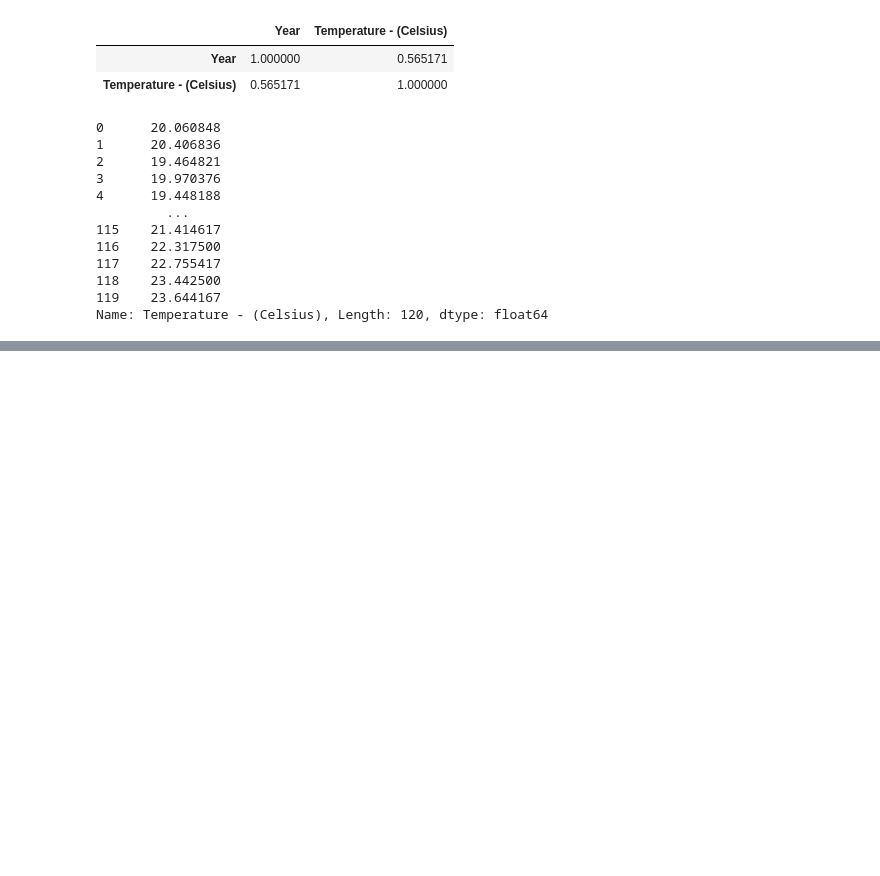
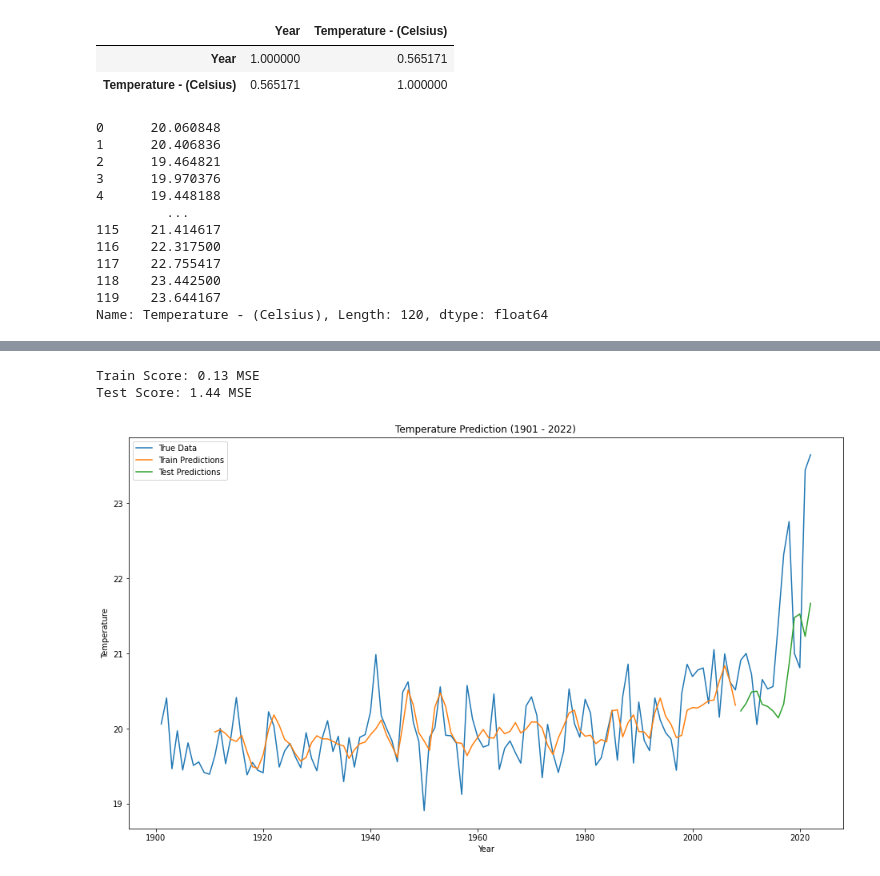
Before and after one commit to FaizanFaisal25/sproj2, a Jupyter notebook: analysis.ipynb, the cells around one changed output, grey strips where cells are left out. Saved outputs shown, nothing was run; the diff lists cells and outputs as text; code cells hidden in the pictures; blank space fills up the shorter version.

```diff
--- a/analysis.ipynb
+++ b/analysis.ipynb
@@ -99,0 +137,12 @@ plt.show()
+# %%
+look_back = 10
+X, Y = create_dataset(normalized_data, look_back)
+
+# Reshape input to be [samples, time steps, features]
+X = np.reshape(X, (X.shape[0], X.shape[1], 1))
+
+# Split data into train and test sets
+train_size = int(len(X) * 0.88)
+test_size = len(X) - train_size
+X_train, X_test = X[0:train_size], X[train_size:]
+Y_train, Y_test = Y[0:train_size], Y[train_size:]
@@ -99,0 +181,10 @@ plt.show()
+# %%
+# Make predictions
+train_predict = model.predict(X_train)
+test_predict = model.predict(X_test)
+
+# Invert predictions (de normalization)
+train_predict = scaler.inverse_transform(train_predict)
+Y_train = scaler.inverse_transform([Y_train])
+test_predict = scaler.inverse_transform(test_predict)
+Y_test = scaler.inverse_transform([Y_test])
@@ -99,0 +194,34 @@ plt.show()
+# %%
+# Calculate mean squared error
+train_score = mean_squared_error(Y_train[0], train_predict[:, 0])
+print(f"Train Score: {train_score:.2f} MSE")
+test_score = mean_squared_error(Y_test[0], test_predict[:, 0])
+print(f"Test Score: {test_score:.2f} MSE")
+# %% [output]
+Train Score: 0.13 MSE
+Test Score: 1.44 MSE
+# %%
+# Plot the results
+def plot_results(true_data, train_predict, test_predict, look_back):
+    plt.figure(figsize=(16, 9))
+    plt.plot(list(range(1901, 2023)),true_data, label="True Data")
+    plt.plot(
+        np.arange(1901 + look_back, 1901 + look_back + len(train_predict)),
+        train_predict,
+        label="Train Predictions",
+    )
+    plt.plot(
+        np.arange(1901 + look_back + len(train_predict), 1901 + len(true_data)),
+        test_predict,
+        label="Test Predictions",
+    )
+    plt.xlabel("Year")
+    plt.ylabel("Temperature")
+    plt.legend()
+    plt.title("Temperature Prediction (1901 - 2022)")
+    plt.show()
+
+
+plot_results(temperature_data, train_predict, test_predict, look_back)
+# %% [output]
+[figure, added]
```
Also changed, not shown: parts of 11 cells of this notebook, 2 other files.
